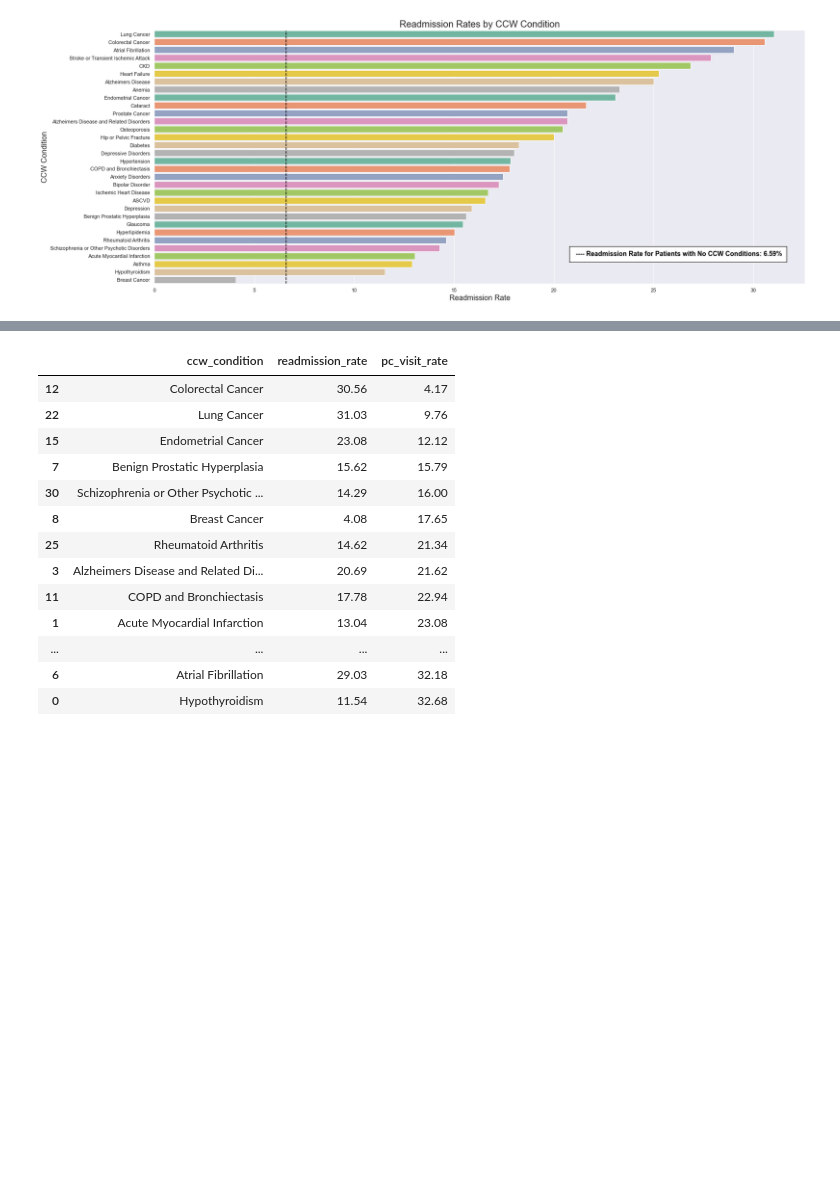
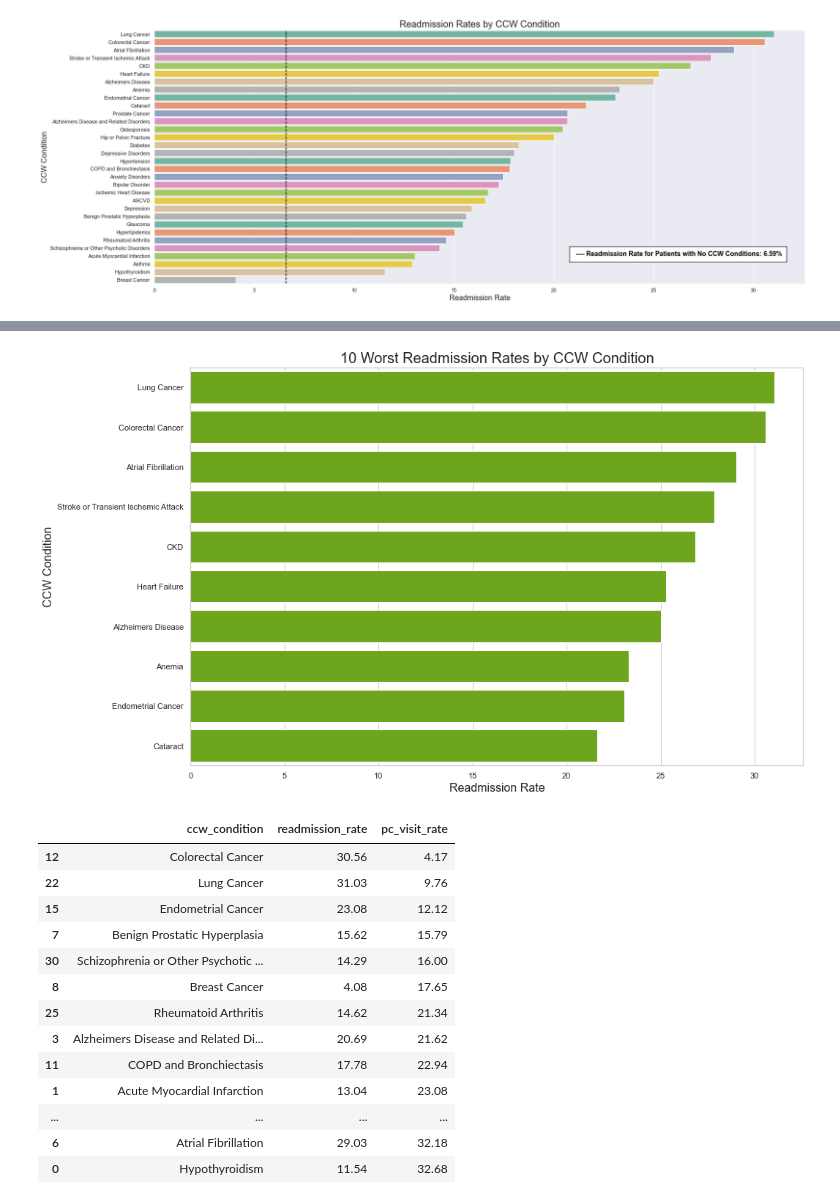
Before and after one commit to simon-mack/hospital_readmission_analysis, a Jupyter notebook: notebooks/ursa_readmission.ipynb, the cells around one changed output, grey strips where cells are left out. Cells and saved outputs as stored; diff of their text form; code cells hidden in the pictures; blank space fills up the shorter version.

Commit message:
adjusted visualizations

```diff
--- a/notebooks/ursa_readmission.ipynb
+++ b/notebooks/ursa_readmission.ipynb
@@ -508,3 +508,6 @@ plt.xlabel('Readmission Rate', fontsize=16)
 plt.title('Readmission Rates by CCW Condition', fontsize=20);
 # %% [output]
 [figure]
+# %%
+ccw_measures_read_head = ccw_measures_read.head(10)
+ccw_measures_read_head
@@ -511,3 +526,16 @@ plt.title('Readmission Rates by CCW Condition', fontsize=20);
+# %%
+plt.figure(figsize = (15,10))
+sns.set(style="whitegrid")
+graph = sns.barplot(x = 'readmission_rate', y = 'ccw_condition', data = ccw_measures_read_head, color='#71bc06')
+#graph.axvline(6.59, linestyle='--',color='black')
+#t = plt.text(25,8.5, ' ---- Readmission Rate \n       for Patients with No \n       CCW Conditions: 6.59%', size=12, color = 'black', weight='bold')
+#t.set_bbox(dict(facecolor='white', alpha=1, edgecolor='black', pad=8))
+plt.ylabel('CCW Condition',fontsize=16)
+plt.xlabel('Readmission Rate', fontsize=16)
+plt.title('10 Worst Readmission Rates by CCW Condition', fontsize=20)
+plt.savefig('read.png', transparent=True,dpi=600, bbox_inches = "tight");
+# %% [output]
+[figure, added]
 # %%
 ccw_measures_pc = ccw_measures.sort_values('pc_visit_rate', ascending=True)
 ccw_measures_pc
```
Also changed, not shown: parts of 5 cells of this notebook, 2 other files.
